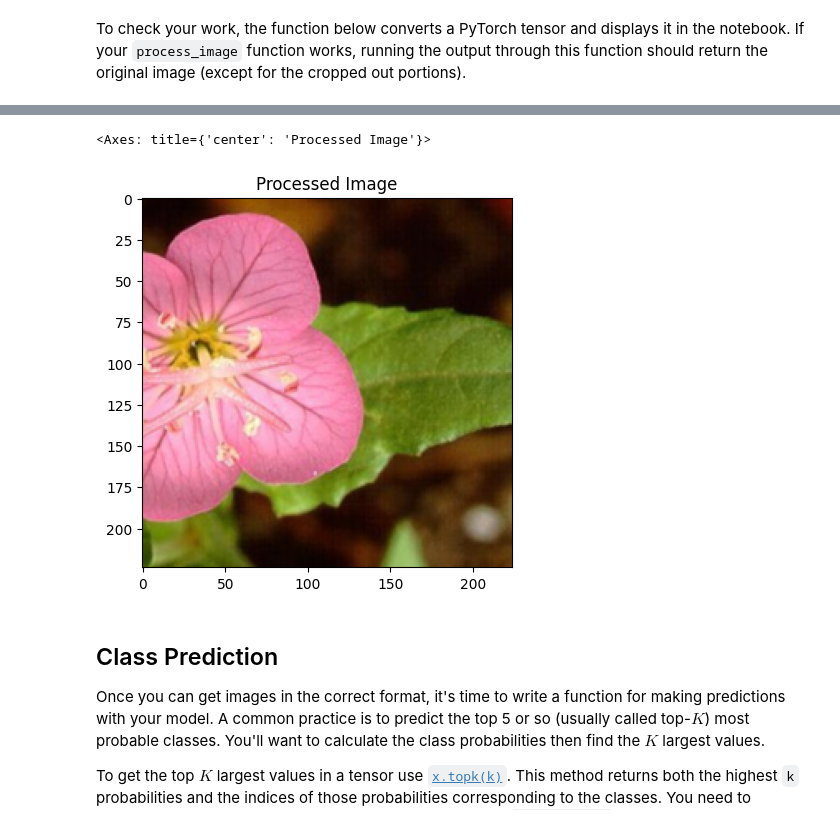
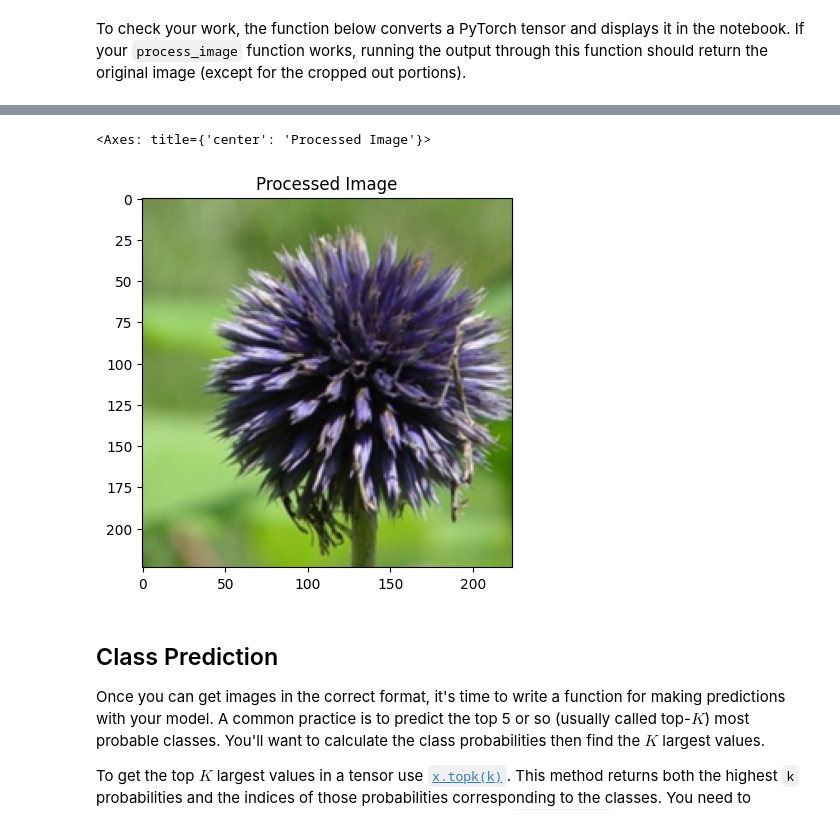
Before and after one commit to anika-kamath/FlowerSpeciesClassifier-EfficientNet, a Jupyter notebook: anikaFlowerClassifer_iter2.ipynb, the cells around one changed output, grey strips where cells are left out. Cells and saved outputs as stored; diff of their text form; code cells hidden in the pictures.

```diff
--- a/anikaFlowerClassifer_iter2.ipynb
+++ b/anikaFlowerClassifer_iter2.ipynb
@@ -104,8 +129,8 @@ import cv2
 from glob import glob
 
 
-train_images = glob('flowers/train/101/*.jpg')[0:3]
-test_images = glob('flowers/test/101/*.jpg')[0:3]
+train_images = glob('flowers/train/10/*.jpg')[0:3]
+test_images = glob('flowers/test/10/*.jpg')[0:3]
 
 fig, axes = plt.subplots(1, 3, figsize=(15, 5))
 for i, image in enumerate(train_images):
@@ -649,11 +734,12 @@ def load_checkpoint(model, optimizer, scheduler, checkpoint_path):
 # %%
 # loading checkpoint 19 (best val accuracy)
 checkpoint_path = 'checkpoints/checkpoint_epoch_19.pt'
-model, optimizer, scheduler, epoch, best_acc, training_history, validation_history = load_checkpoint(model, optimizer, step_scheduler, checkpoint_path)
+model1, optimizer1, scheduler1, epoch1, best_acc1, training_history1, validation_history1 = load_checkpoint(model, optimizer, step_scheduler, checkpoint_path)
 
-print(model)
-print(optimizer)
-print(scheduler)
-print(best_acc)
-print(training_history)
-print(validation_history)
+print(model1)
+print(optimizer1)
+print(scheduler1)
+print(best_acc1)
+print(training_history1)
+print(validation_history1)
+print(epoch1)
@@ -712,8 +780,8 @@ def process_image(img):
     img = Image.open(image_path)
 
     # Convert to RGB mode if necessary
-    if img.mode != 'RGB':
-      img = img.convert('RGB')
+    # if img.mode != 'RGB':
+    #   img = img.convert('RGB')
 
     # Define a sequence of image transformations
     transform = transforms.Compose([
@@ -757,14 +853,15 @@ def imshow(image, ax=None, title=None):
 # %%
 directory = os.listdir(test_dir)
-folder_path = os.path.join(test_dir, directory[1])
+directory.sort(key=lambda x: int(x.split(".")[0] if "." in x else x))
+folder_path = os.path.join(test_dir, directory[9])
 
 dir2 = os.listdir(folder_path)
-image_path = os.path.join(folder_path, dir2[0])
+image_path = os.path.join(folder_path, dir2[1])
 
 img_array = process_image(image_path)
 img_tensor = torch.tensor(img_array)
 
 imshow(img_tensor, title="Processed Image")
 # %% [output]
 <Axes: title={'center': 'Processed Image'}>
-[figure, old version]
+[figure, new version]
```
Also changed, not shown: parts of 27 cells of this notebook.
